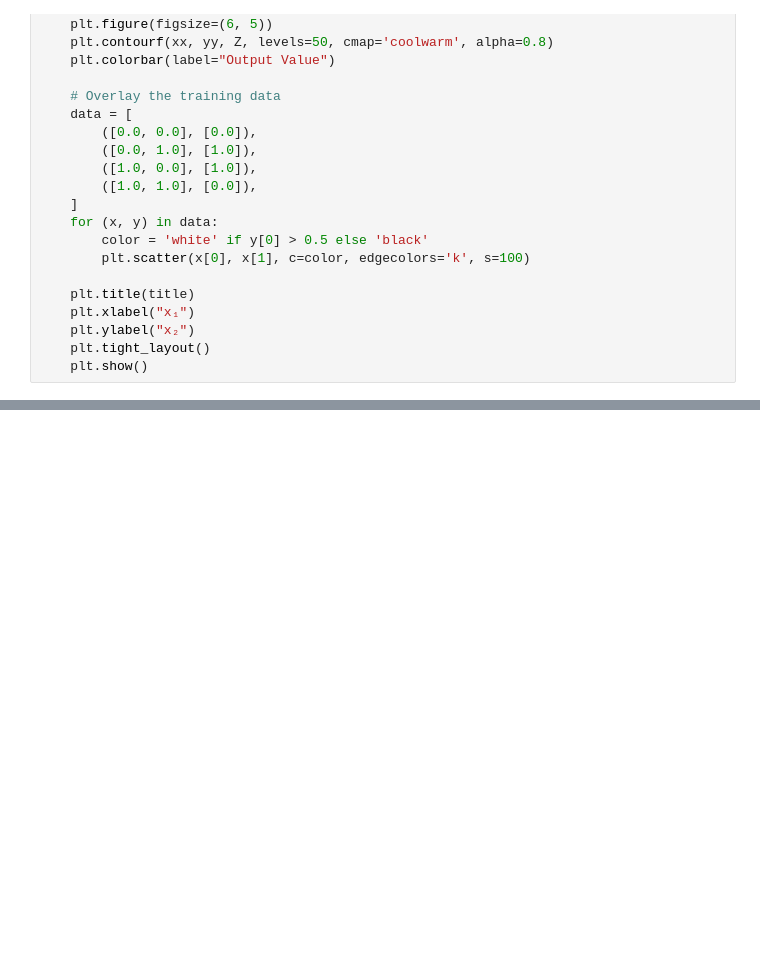
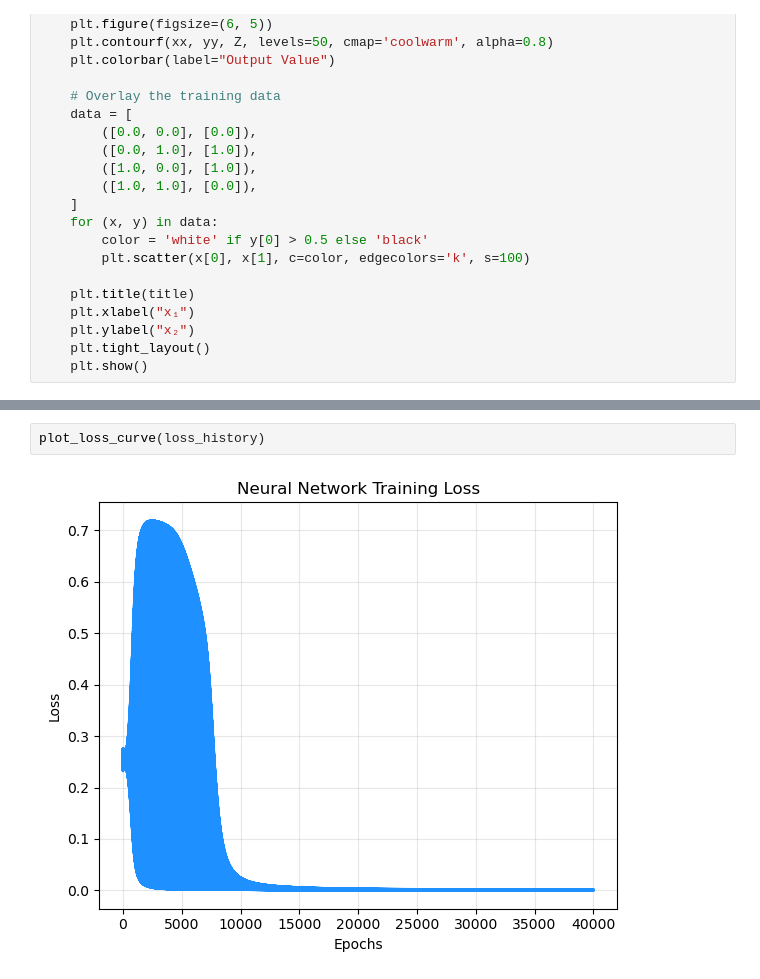
Before and after one commit to teknasd/scratch, a Jupyter notebook: basics.ipynb, the cells around one changed output, grey strips where cells are left out. Saved outputs shown, nothing was run; the diff lists cells and outputs as text; blank space fills up the shorter version.

```diff
--- a/basics.ipynb
+++ b/basics.ipynb
@@ -2406,0 +2473,4 @@ for epoch, params in checkpoints.items():
+# %%
+plot_loss_curve(loss_history)
+# %% [output]
+[figure, added]
```
Also changed, not shown: parts of 63 cells of this notebook.
